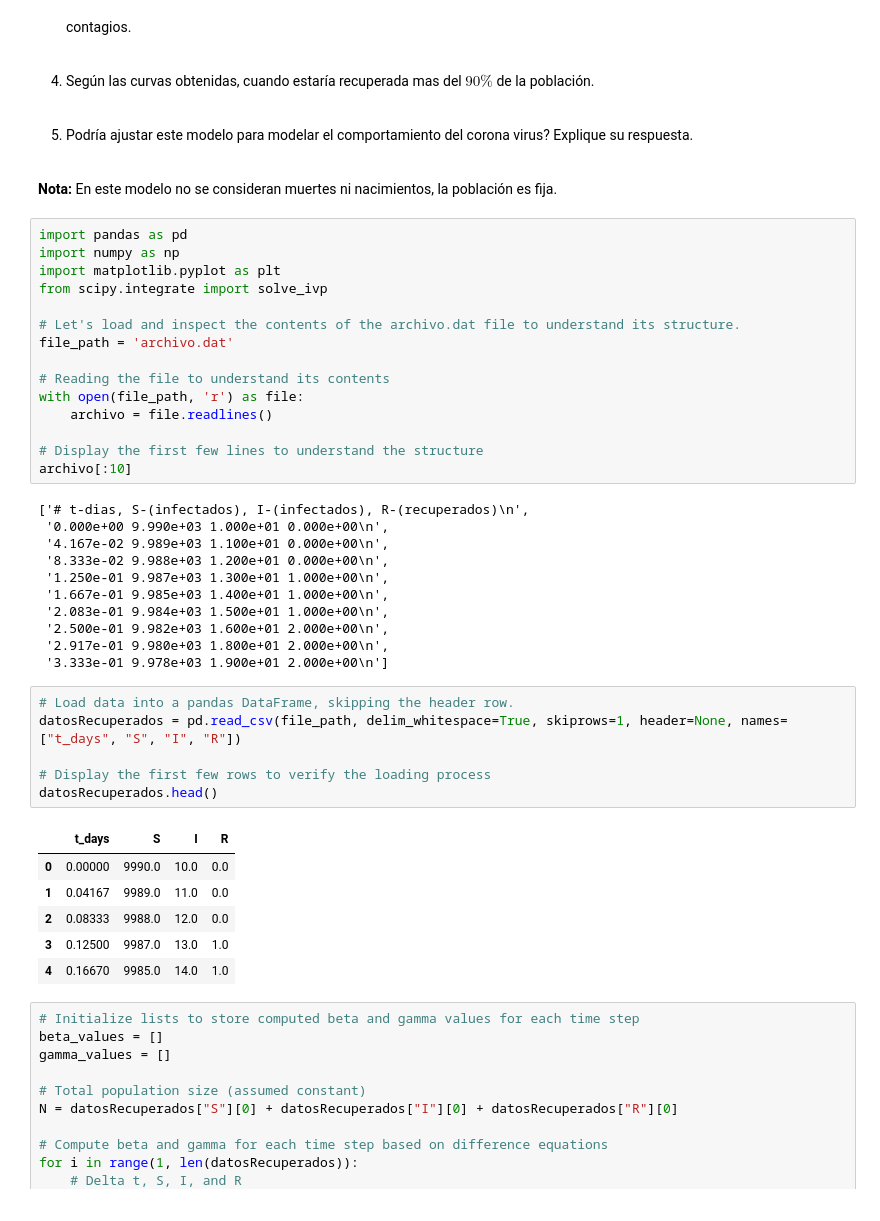
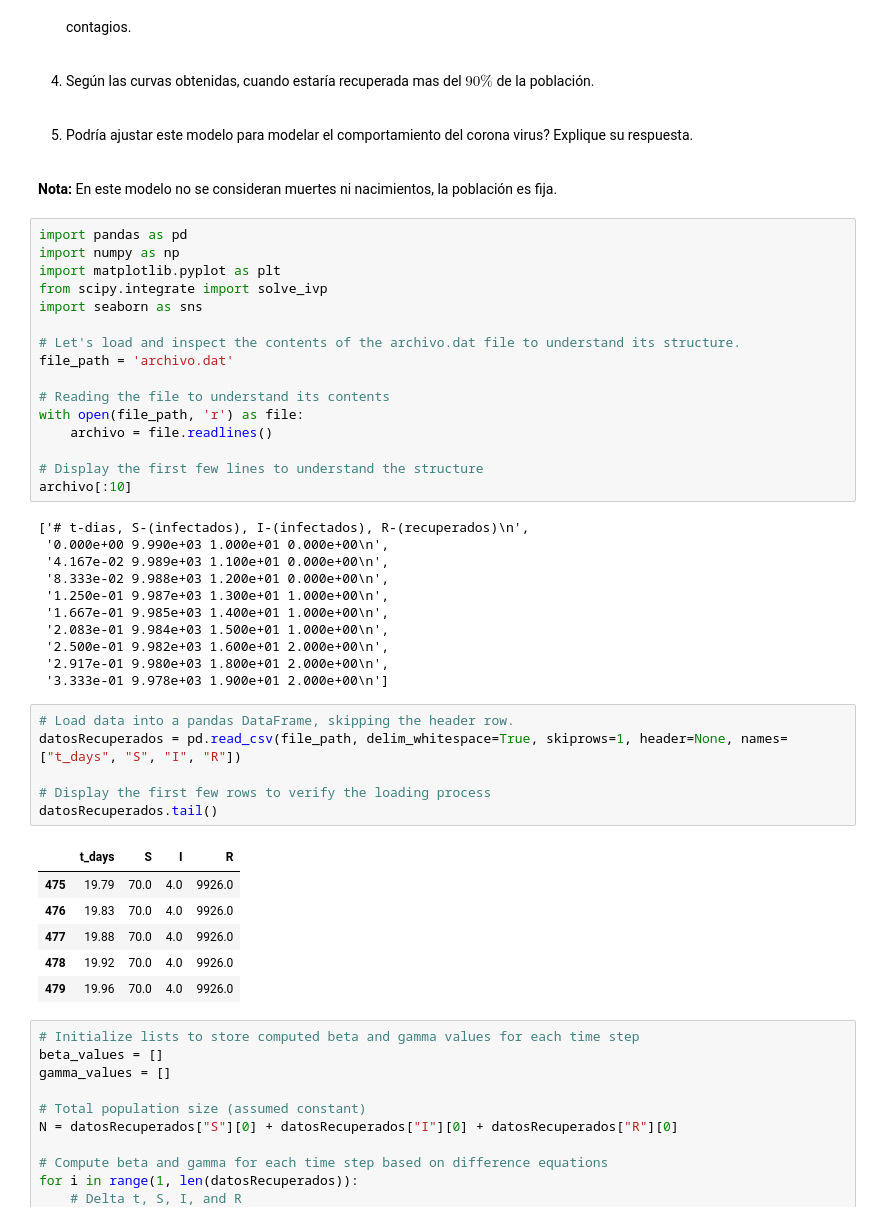
Before and after one commit to JsebastianUVPRQ/classical_trajectory, a Jupyter notebook: Intro_modeling_math/tll/penaloza_juan.ipynb, the cells around one changed output. Drawn from its saved outputs; the diff is of its cells as text.

```diff
--- a/Intro_modeling_math/tll/penaloza_juan.ipynb
+++ b/Intro_modeling_math/tll/penaloza_juan.ipynb
@@ -85,6 +85,7 @@ import pandas as pd
 import numpy as np
 import matplotlib.pyplot as plt
 from scipy.integrate import solve_ivp
+import seaborn as sns
 
 # Let's load and inspect the contents of the archivo.dat file to understand its structure.
 file_path = 'archivo.dat'
@@ -109,16 +110,16 @@ archivo[:10]
 # %%
 # Load data into a pandas DataFrame, skipping the header row.
 datosRecuperados = pd.read_csv(file_path, delim_whitespace=True, skiprows=1, header=None, names=["t_days", "S", "I", "R"])
 
 # Display the first few rows to verify the loading process
-datosRecuperados.head()
+datosRecuperados.tail()
 # %% [output]
 |  | t_days | S | I | R |
-| 0 | 0.00000 | 9990.0 | 10.0 | 0.0 |
-| 1 | 0.04167 | 9989.0 | 11.0 | 0.0 |
-| 2 | 0.08333 | 9988.0 | 12.0 | 0.0 |
-| 3 | 0.12500 | 9987.0 | 13.0 | 1.0 |
-| 4 | 0.16670 | 9985.0 | 14.0 | 1.0 |
+| 475 | 19.79 | 70.0 | 4.0 | 9926.0 |
+| 476 | 19.83 | 70.0 | 4.0 | 9926.0 |
+| 477 | 19.88 | 70.0 | 4.0 | 9926.0 |
+| 478 | 19.92 | 70.0 | 4.0 | 9926.0 |
+| 479 | 19.96 | 70.0 | 4.0 | 9926.0 |
 # %%
 # Initialize lists to store computed beta and gamma values for each time step
 beta_values = []
```
Also changed, not shown: parts of 6 cells of this notebook.
